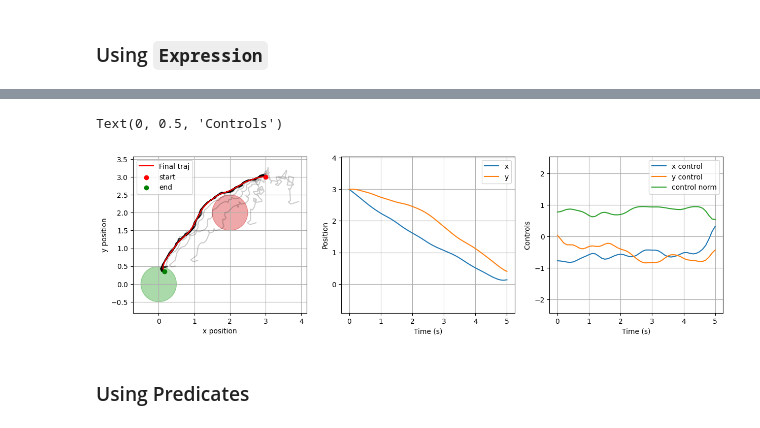
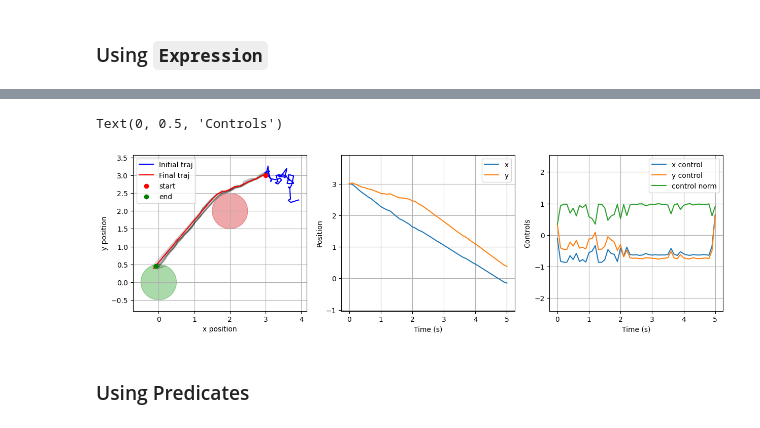
Before and after one commit to UW-CTRL/stljax, a Jupyter notebook: demo.ipynb, the cells around one changed output, grey strips where cells are left out. Saved outputs shown, nothing was run; the diff lists cells and outputs as text; code cells hidden in the pictures.

```diff
--- a/demo.ipynb
+++ b/demo.ipynb
@@ -305,30 +303,29 @@ make_stl_graph(formula)
 # %%
 @functools.partial(jax.jit, static_argnames=("approx_method"))
 def loss(controls, state0, umax, dt, coeffs=[1., 0.1, 5.], approx_method="true", temperature=None):
-    # generate trajectory from control sequence and reverse along time dimension
-    # user has to manually reverse it since we are inputing jnp.array to compute robustness, instead of an Expression
-    traj_reversed = jnp.flip(simulate_dynamics(controls, state0, dt), axis=1)
+    # generate trajectory from control sequence
+    traj = simulate_dynamics(controls, state0, dt)
     # compute distance_to_origin and distance_to_obstacle
-    distance_to_origin_signal = jnp.linalg.norm(traj_reversed, axis=-1, keepdims=True)
-    distance_to_obstacle_signal = jnp.linalg.norm(traj_reversed - obstacle_center, axis=-1, keepdims=True)
+    distance_to_origin_signal = jnp.linalg.norm(traj, axis=-1)
+    distance_to_obstacle_signal = jnp.linalg.norm(traj - obstacle_center, axis=-1)
     # loss functions
     input_signal = (distance_to_origin_signal, distance_to_obstacle_signal)
-    loss_robustness = jax.nn.relu(-formula.robustness(input_signal, time_dim=1, approx_method=approx_method, temperature=temperature)).mean()
+    loss_robustness = jax.nn.relu(-formula.robustness(input_signal, approx_method=approx_method, temperature=temperature))
     loss_control_smoothness = (jnp.diff(controls, axis=1)**2).sum(-1).mean()  # make controls smoother
     loss_control_limits = jax.nn.relu(jnp.linalg.norm(controls, axis=-1) - umax).mean()   # penalize control limit violation
     return coeffs[0] * loss_robustness + coeffs[1] * loss_control_smoothness + coeffs[2] * loss_control_limits
 
-@jax.jit
+# @jax.jit
 def true_robustness(controls, state0, dt):
     # generate trajectory from control sequence and reverse along time dimension
     # user has to manually reverse it since we are inputing jnp.array to compute robustness, instead of an Expression
-    traj_reversed = jnp.flip(simulate_dynamics(controls, state0, dt), axis=1)
+    traj = simulate_dynamics(controls, state0, dt)
     # compute distance_to_origin and distance_to_obstacle
-    distance_to_origin_signal = jnp.linalg.norm(traj_reversed, axis=-1, keepdims=True)
-    distance_to_obstacle_signal = jnp.linalg.norm(traj_reversed - obstacle_center, axis=-1, keepdims=True)
+    distance_to_origin_signal = jnp.linalg.norm(traj, axis=-1)
+    distance_to_obstacle_signal = jnp.linalg.norm(traj - obstacle_center, axis=-1)
     # loss functions
     input_signal = (distance_to_origin_signal, distance_to_obstacle_signal)
-    return formula.robustness(input_signal, time_dim=1).mean()
+    return formula.robustness(input_signal)
 
 def temperature_schedule(i, i_max, start_temp, end_temp, scale=5):
     i_ = i
@@ -342,5 +339,5 @@ loss(controls, state0, umax, dt), loss(controls, state0, umax, dt, approx_method
 # %%
-controls = jnp.array(np.random.randn(1,T,2))
+controls = jnp.array(np.random.randn(T,2))
 
 states_ = [simulate_dynamics(controls, state0, dt)]
 lr = 0.5 # learning rate
@@ -390,47 +387,49 @@ fig, axs = plt.subplots(1,3, figsize=(15,4)) # note we must use plt.subplots, no
 
 ax = axs[0]
 circle1 = plt.Circle((0, 0), 0.5, color='C2', alpha=0.4)
-circle2 = plt.Circle(obstacle_center[0,0], 0.5, color='C3', alpha=0.4)
+circle2 = plt.Circle(obstacle_center[0], 0.5, color='C3', alpha=0.4)
 
 ax.add_patch(circle1)
 ax.add_patch(circle2)
 
-[ax.plot(*s[0].T, color="k", alpha=0.2) for s in states_[::10]]
-[ax.plot(*s[0].T, color="r", label="Final traj") for s in states_[-1:]]
+N = 100
+[ax.plot(*s.T, color="k", alpha=0.2) for s in states_[::N]]
+[ax.plot(*s.T, color="blue", label="Initial traj") for s in states_[:1]]
+[ax.plot(*s.T, color="r", label="Final traj") for s in states_[-1:]]
 
-ax.scatter(states_[-1][0,0,:1], states_[-1][0,0,1:], zorder=10, label="start", color="red")
-ax.scatter(states_[-1][0,-1,:1], states_[-1][0,-1,1:], zorder=10, label="end", color="green")
+ax.scatter(states_[-1][0,:1], states_[-1][0,1:], zorder=10, label="start", color="red")
+ax.scatter(states_[-1][-1,:1], states_[-1][-1,1:], zorder=10, label="end", color="green")
 
 ax.set_xlabel("x position")
 ax.set_ylabel("y position")
 ax.grid()
 ax.legend()
 ax.axis("equal")
 
 # plot x, y
 ax = axs[1]
-ax.plot(ts, states_[-1][0,:-1,:1], label="x")
-ax.plot(ts, states_[-1][0,:-1,1:], label="y")
+ax.plot(ts, states_[-1][:-1,:1], label="x")
+ax.plot(ts, states_[-1][:-1,1:], label="y")
 ax.grid()
 ax.axis("equal")
 ax.legend()
 ax.set_xlabel("Time (s)")
 ax.set_ylabel("Position")
 
 
 # plot control signal
 ax = axs[2]
-ax.plot(ts, controls[0,:,:1], label="x control")
-ax.plot(ts, controls[0,:,1:], label="y control")
+ax.plot(ts, controls[:,:1], label="x control")
+ax.plot(ts, controls[:,1:], label="y control")
 ax.plot(ts, jnp.linalg.norm(controls, axis=-1).squeeze(), label="control norm")
 ax.grid()
 ax.axis("equal")
 ax.legend()
 ax.set_xlabel("Time (s)")
 ax.set_ylabel("Controls")
 # %% [output]
 Text(0, 0.5, 'Controls')
-[figure, old version]
+[figure, new version]
 # %% [markdown]
 ### Using Predicates
 # %%
```
Also changed, not shown: parts of 39 cells of this notebook, 2 other files.
